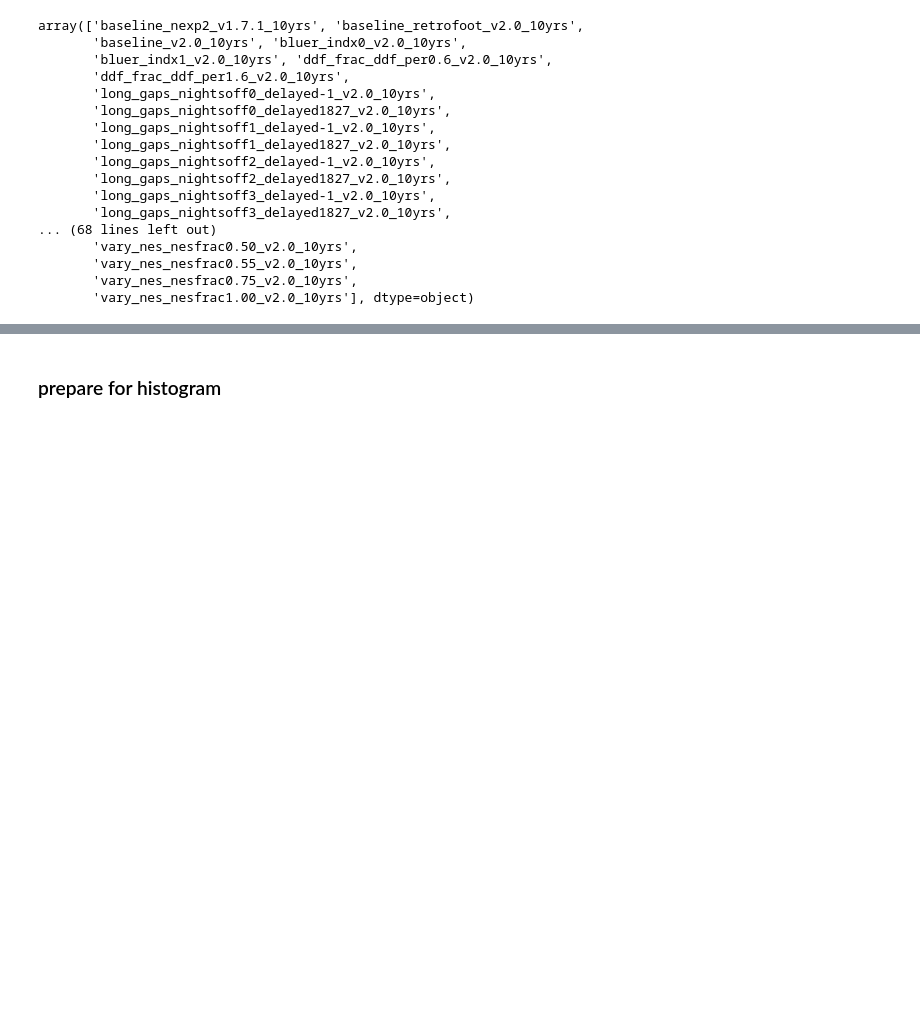
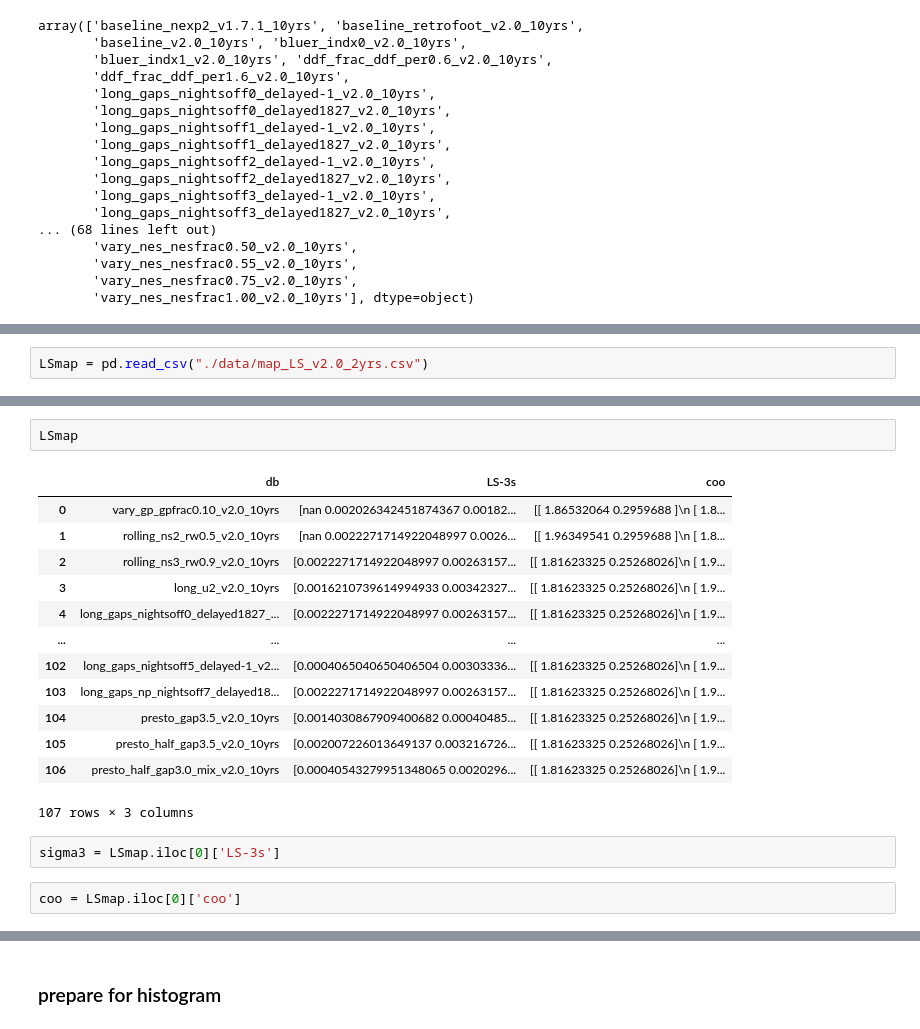
Before and after one commit to xiaolng/widgets, a Jupyter notebook: data_preparation.ipynb, the cells around one changed output, grey strips where cells are left out. Cells and saved outputs as stored; diff of their text form; blank space fills up the shorter version.

```diff
--- a/data_preparation.ipynb
+++ b/data_preparation.ipynb
@@ -152,0 +227,2 @@ array(['baseline_nexp2_v1.7.1_10yrs', 'baseline_retrofoot_v2.0_10yrs',
+# %%
+LSmap = pd.read_csv("./data/map_LS_v2.0_2yrs.csv")
@@ -152,0 +233,20 @@ array(['baseline_nexp2_v1.7.1_10yrs', 'baseline_retrofoot_v2.0_10yrs',
+# %%
+LSmap
+# %% [output]
+|  | db | LS-3s | coo |
+| 0 | vary_gp_gpfrac0.10_v2.0_10yrs | [nan 0.002026342451874367 0.00182... | [[ 1.86532064 0.2959688 ]\n [ 1.8... |
+| 1 | rolling_ns2_rw0.5_v2.0_10yrs | [nan 0.0022271714922048997 0.0026... | [[ 1.96349541 0.2959688 ]\n [ 1.8... |
+| 2 | rolling_ns3_rw0.9_v2.0_10yrs | [0.0022271714922048997 0.00263157... | [[ 1.81623325 0.25268026]\n [ 1.9... |
+| 3 | long_u2_v2.0_10yrs | [0.0016210739614994933 0.00342327... | [[ 1.81623325 0.25268026]\n [ 1.9... |
+| 4 | long_gaps_nightsoff0_delayed1827_... | [0.0022271714922048997 0.00263157... | [[ 1.81623325 0.25268026]\n [ 1.9... |
+| ... | ... | ... | ... |
+| 102 | long_gaps_nightsoff5_delayed-1_v2... | [0.0004065040650406504 0.00303336... | [[ 1.81623325 0.25268026]\n [ 1.9... |
+| 103 | long_gaps_np_nightsoff7_delayed18... | [0.0022271714922048997 0.00263157... | [[ 1.81623325 0.25268026]\n [ 1.9... |
+| 104 | presto_gap3.5_v2.0_10yrs | [0.0014030867909400682 0.00040485... | [[ 1.81623325 0.25268026]\n [ 1.9... |
+| 105 | presto_half_gap3.5_v2.0_10yrs | [0.002007226013649137 0.003216726... | [[ 1.81623325 0.25268026]\n [ 1.9... |
+| 106 | presto_half_gap3.0_mix_v2.0_10yrs | [0.00040543279951348065 0.0020296... | [[ 1.81623325 0.25268026]\n [ 1.9... |
+107 rows × 3 columns
+# %%
+sigma3 = LSmap.iloc[0]['LS-3s']
+# %%
+coo = LSmap.iloc[0]['coo']
```
Also changed, not shown: parts of 19 cells of this notebook, 8 other files.
